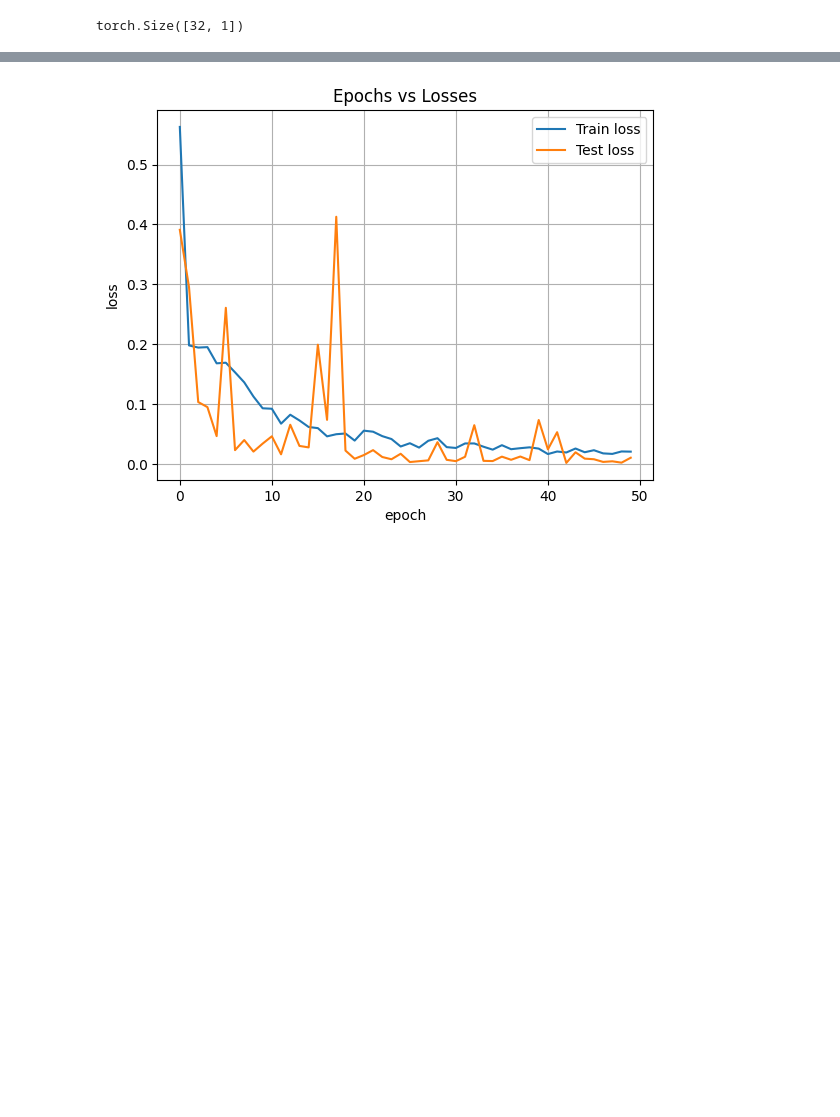
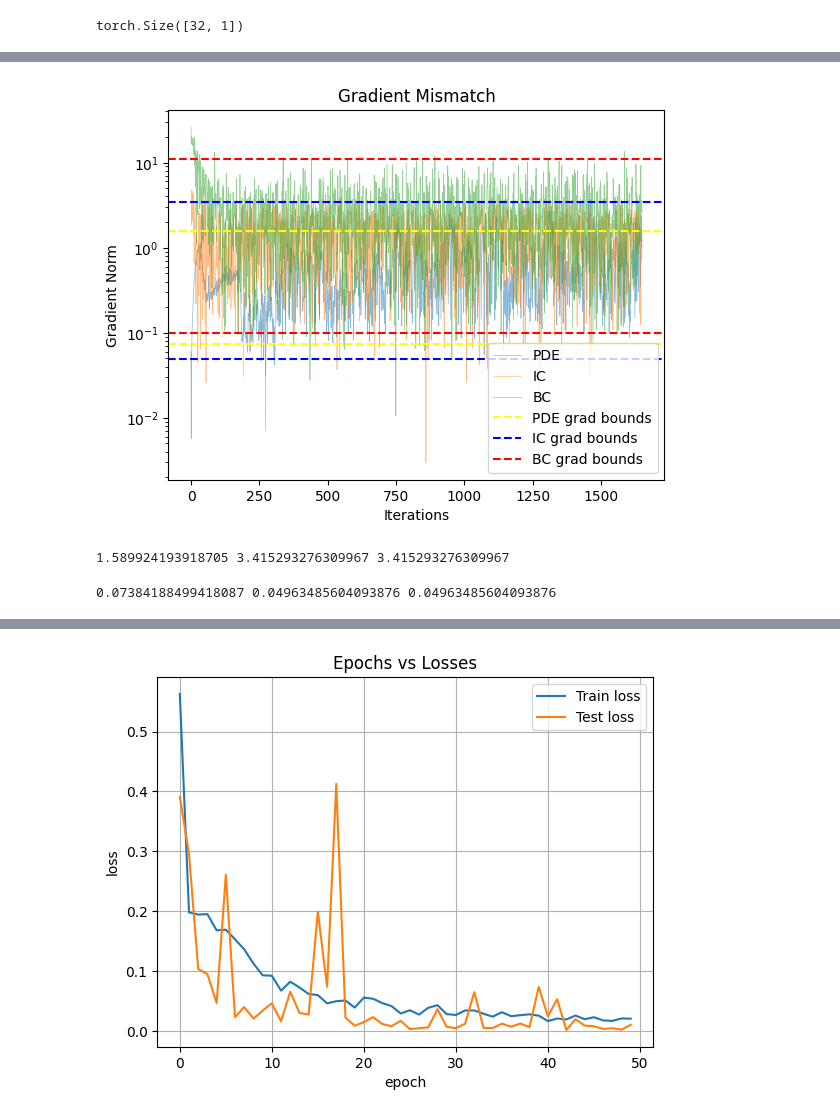
Before and after one commit to Mafaz03/Deep-Learning-in-Mechanics, a Jupyter notebook: advection-diffusion.ipynb, the cells around one changed output, grey strips where cells are left out. Saved outputs shown, nothing was run; the diff lists cells and outputs as text; code cells hidden in the pictures; blank space fills up the shorter version.

```diff
--- a/advection-diffusion.ipynb
+++ b/advection-diffusion.ipynb
@@ -270,0 +342,52 @@ EPOCH: 40 | train loss: 0.0163 | test loss: 0.0242
+# %%
+plt.plot(grad_tracker["pde"], label="PDE", alpha = 0.5, linewidth=0.5)
+plt.plot(grad_tracker["ic"], label="IC", alpha = 0.5, linewidth=0.5)
+plt.plot(grad_tracker["bc"], label="BC", alpha = 0.5, linewidth=0.5)
+
+def bounds(tracker, window):
+    pde_maxs = []
+    pde_mins = []
+    for i in range(len(tracker) // window):
+        pde_maxs.append(max(tracker[i * window + i: (i + 1) * window]))
+        pde_mins.append(min(tracker[i * window + i: (i + 1) * window]))
+    return pde_maxs, pde_mins
+
+pde_maxs, pde_mins = bounds(grad_tracker["pde"], 100)
+ic_maxs, ic_mins = bounds(grad_tracker["ic"], 100)
+bc_maxs, bc_mins = bounds(grad_tracker["bc"], 100)
+
+pde_avg_max = sum(pde_maxs)/len(pde_maxs)
+pde_avg_min = sum(pde_mins)/len(pde_mins)
+
+ic_avg_max = sum(ic_maxs)/len(ic_maxs)
+ic_avg_min = sum(ic_mins)/len(ic_mins)
+
+bc_avg_max = sum(bc_maxs)/len(bc_maxs)
+bc_avg_min = sum(bc_mins)/len(bc_mins)
+
+
+plt.axhline(pde_avg_max, linestyle = "--", color = "yellow", label = "PDE grad bounds")
+plt.axhline(pde_avg_min, linestyle = "--", color = "yellow")
+
+plt.axhline(ic_avg_max, linestyle = "--", color = "blue", label = "IC grad bounds")
+plt.axhline(ic_avg_min, linestyle = "--", color = "blue")
+
+plt.axhline(bc_avg_max, linestyle = "--", color = "red", label = "BC grad bounds")
+plt.axhline(bc_avg_min, linestyle = "--", color = "red")
+
+plt.yscale("log")
+plt.legend()
+plt.title("Gradient Mismatch")
+plt.xlabel("Iterations")
+plt.ylabel("Gradient Norm")
+plt.show()
+# %% [output]
+[figure, added]
+# %%
+print(pde_avg_max, ic_avg_max, ic_avg_max)
+# %% [output]
+1.589924193918705 3.415293276309967 3.415293276309967
+# %%
+print(pde_avg_min, ic_avg_min, ic_avg_min)
+# %% [output]
+0.07384188499418087 0.04963485604093876 0.04963485604093876
```
Also changed, not shown: parts of 7 cells of this notebook, 1 other file.
